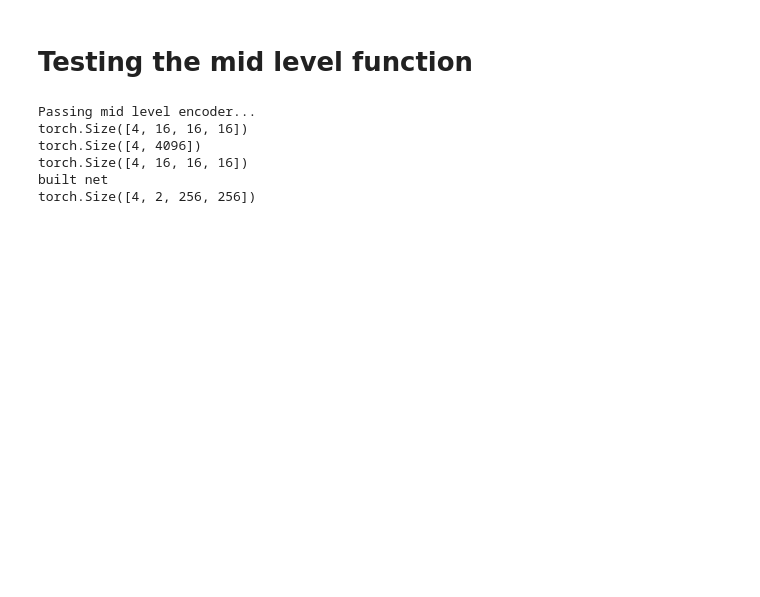
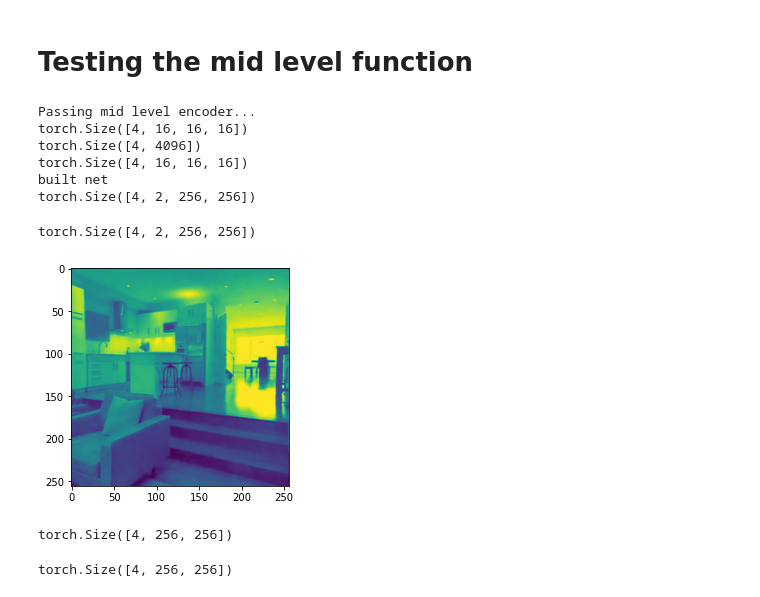
Before and after one commit to umerhasan17/deep-robust-dronenav, a Jupyter notebook: run_experiments.ipynb, the cells around one changed output. Cells and saved outputs as stored; diff of their text form; code cells hidden in the pictures; blank space fills up the shorter version.

```diff
--- a/run_experiments.ipynb
+++ b/run_experiments.ipynb
@@ -125,3 +128,23 @@ torch.Size([4, 4096])
 torch.Size([4, 16, 16, 16])
 built net
 torch.Size([4, 2, 256, 256])
+# %%
+import matplotlib.pyplot as plt
+prev_map_raw = Image.open('Bedroom.jpg') #example prevmap value
+prev_map = TF.to_tensor(TF.resize(image, 256))[0:2] * 2 - 1
+prev_map = prev_map.unsqueeze(0)
+plt.imshow(prev_map[0,0,:,:])
+prev_map = prev_map.repeat(BATCHSIZE, 1, 1, 1)
+print(prev_map.shape)
+# %% [output]
+torch.Size([4, 2, 256, 256])
+[figure, added]
+# %%
+import matplotlib.pyplot as plt
+prev_confmap = prev_map[:,0,:,:]
+update_confmap = map_update[:,0,:,:]
+total_conf = torch.add(prev_confmap,update_confmap)
+print(total_conf.shape)
+# %% [output]
+torch.Size([4, 256, 256])
+torch.Size([4, 256, 256])
```
Also changed, not shown: parts of 2 cells of this notebook, 6 other files.
